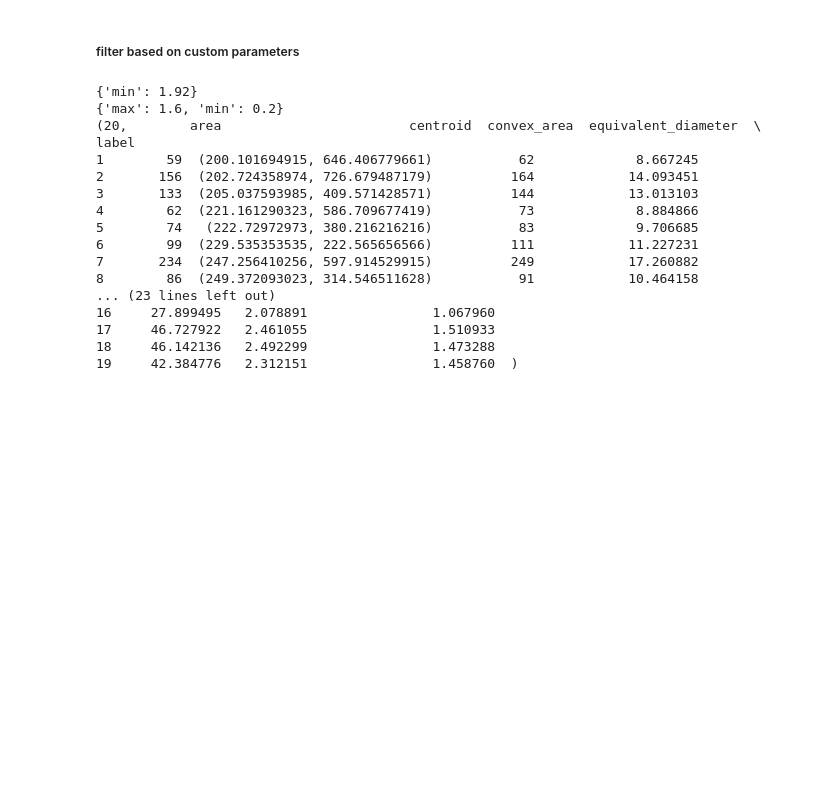
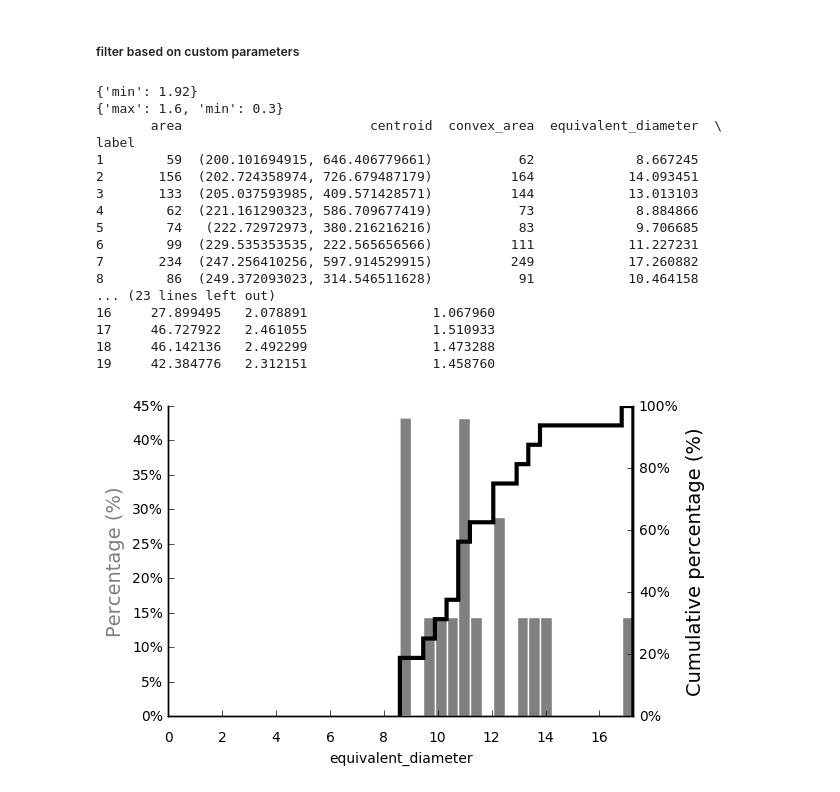
Before and after one commit to gbellandi/bubble_size_analysis, a Jupyter notebook: drafts/bubblekicker.ipynb, the cells around one changed output. Drawn from its saved outputs; the diff is of its cells as text; code cells hidden in the pictures; blank space fills up the shorter version.

Commit message:
made a clear and clean example of shape filtering

```diff
--- a/drafts/bubblekicker.ipynb
+++ b/drafts/bubblekicker.ipynb
@@ -160,29 +162,29 @@ label
 # %% [markdown]
 ##### filter based on custom parameters
 # %%
-custom_filter = {'circularity_reciprocal': {'min': 0.2, 'max': 1.6},
+custom_filter = {'circularity_reciprocal': {'min': 0.3, 'max': 1.6},
                  'convexity': {'min': 1.92}}
-bubbler = CannyPipeline('0325097m_0305.tif', channel='red')
-result = bubbler.run([120, 180], 3, 3, 1, 1)
-nbubbles, marker_image, props = bubble_properties_calculate(result)
+
 filtered_bubbles = bubble_properties_filter(props, custom_filter)
-print(nbubbles, filtered_bubbles)
+print(filtered_bubbles)
 plt.show()
+fig, axs = bubble_properties_plot(filtered_bubbles, "equivalent_diameter")
 # %% [output]
 {'min': 1.92}
-{'max': 1.6, 'min': 0.2}
-(20,        area                        centroid  convex_area  equivalent_diameter  \
+{'max': 1.6, 'min': 0.3}
+       area                        centroid  convex_area  equivalent_diameter  \
 label
 1        59  (200.101694915, 646.406779661)           62             8.667245
 2       156  (202.724358974, 726.679487179)          164            14.093451
 3       133  (205.037593985, 409.571428571)          144            13.013103
 4        62  (221.161290323, 586.709677419)           73             8.884866
 5        74   (222.72972973, 380.216216216)           83             9.706685
 6        99  (229.535353535, 222.565656566)          111            11.227231
 7       234  (247.256410256, 597.914529915)          249            17.260882
 8        86  (249.372093023, 314.546511628)           91            10.464158
 ... (23 lines left out)
 16     27.899495   2.078891                1.067960
 17     46.727922   2.461055                1.510933
 18     46.142136   2.492299                1.473288
-19     42.384776   2.312151                1.458760  )
+19     42.384776   2.312151                1.458760
+[figure, added]
```
Also changed, not shown: parts of 1 cell of this notebook.
